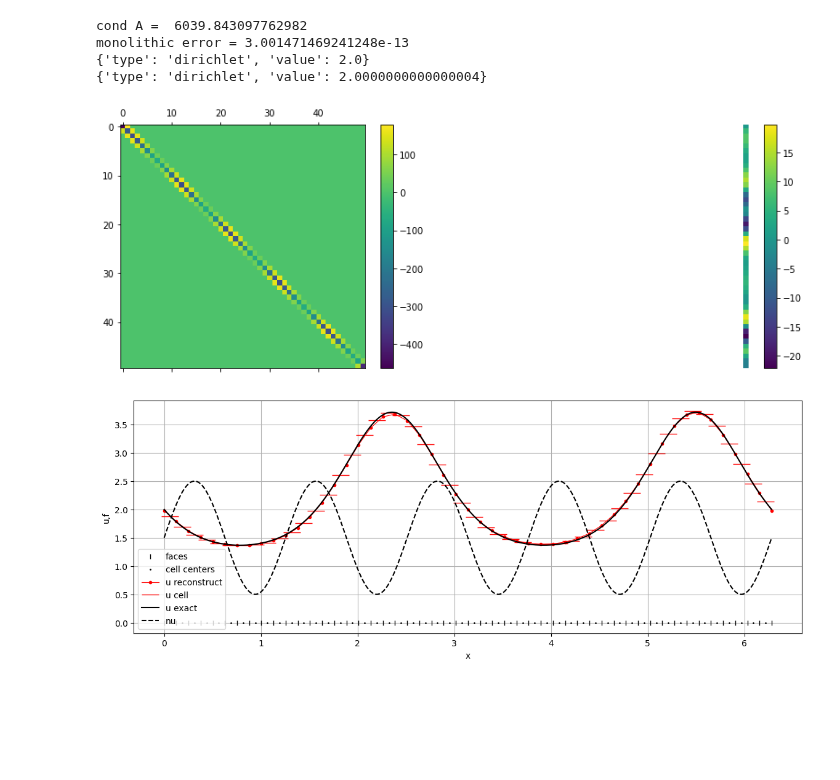
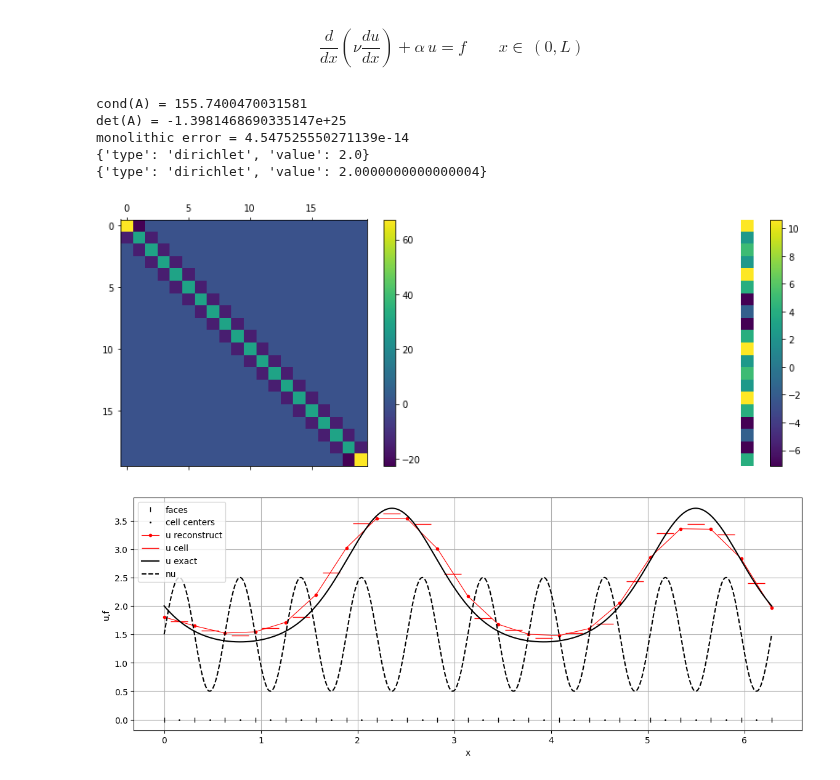
Before and after one commit to multiform-UoN/splittingschemes, a Jupyter notebook: python/fvm1D_poisson.ipynb, the cells around one changed output. Saved outputs shown, nothing was run; the diff lists cells and outputs as text; code cells hidden in the pictures; blank space fills up the shorter version.

```diff
--- a/python/fvm1D_poisson.ipynb
+++ b/python/fvm1D_poisson.ipynb
@@ -6,17 +5,19 @@ import numpy as np
 import matplotlib.pyplot as plt
 import matplotlib as mpl
 import mylib
+# %% [markdown]
+$$\frac{d}{dx}\left(\nu\frac{du}{dx}\right)+\alpha\,u=f\qquad x\in\,(0,L)$$
 # %%
 kwargs = {
     'a': 1.0,
     'b': 2.0,
     'c': 1.5,
     'd': 1.0,
-    'freq': 5.0
+    'freq': 10.0
 }
 
 L = 2.0*np.pi
-N = 50
+N = 20
 dx = np.divide(L, N)
 x = np.linspace(0, L, N+1)
 xc = np.linspace(0.5*dx, L-0.5*dx, N)
@@ -61,13 +62,15 @@ fTOT = fBC + ff
 A = A1+A2
 A = A.toarray()
 
+A = -np.power(dx,0.0)*A
+fTOT = -np.power(dx,0.0)*fTOT
+
 #u = sparse.linalg.spsolve(A, fTOT)
 #u = u[0]
 u = linalg.solve(A, fTOT)
 
-
-
-print("cond A = ", np.linalg.cond(A))
+print("cond(A) =", np.linalg.cond(A))
+print("det(A) =", np.linalg.det(A))
 print(f"monolithic error = {np.linalg.norm(fTOT-np.dot(A,u))}")
 print(leftBC)
 print(rightBC)
@@ -80,34 +83,35 @@ fig1.colorbar(axsf, ax=axs[1])
 axs[1].axis('off')
 #plt.savefig('matrix.pdf')
 
 fig, ax = plt.subplots(figsize=(14,5), dpi=100)
 markersize = 20
 linewidth = 0.8
 color = 'k'
 ax.set_xlabel('x')
 ax.set_ylabel('u,f')
 
 ax.plot(x, 0*x, '|', color='k', label='faces', markersize=6.0)
 ax.plot(xc, 0*xc, '.', color='k', label='cell centers', markersize=2.0)
 
 ax.plot(x, mylib.reconstruct(u), '.-r' , label='u reconstruct', linewidth=linewidth)
 ax.plot(xc, u, '_r', label='u cell', markersize=markersize)
 ax.plot(xfine, sol(xfine, kwargs), '-k', label='u exact')
 
 #ax.plot(x, mylib.reconstruct(fTOT), '-g' , label='furec', linewidth=linewidth)
 #ax.plot(xc, ff, '_g', label='ff', markersize=markersize)
 #ax.plot(xfine, f(xfine, kwargs), '--k', label='f exact')
 
 ax.plot(xfine, nu(xfine, kwargs), '--k', label='nu')
 ax.plot()
 #ax.set_ylim(bottom=0.0)
 #ax.set_xlim([-0.001,0.1])
 ax.legend()
 ax.grid()
 # %% [output]
-cond A =  6039.843097762982
-monolithic error = 3.001471469241248e-13
+cond(A) = 155.7400470031581
+det(A) = -1.3981468690335147e+25
+monolithic error = 4.547525550271139e-14
 {'type': 'dirichlet', 'value': 2.0}
 {'type': 'dirichlet', 'value': 2.0000000000000004}
-[figure, old version]
+[figure, new version]
-[figure, old version]
+[figure, new version]
```
Also changed, not shown: parts of 1 cell of this notebook, 3 other files.
